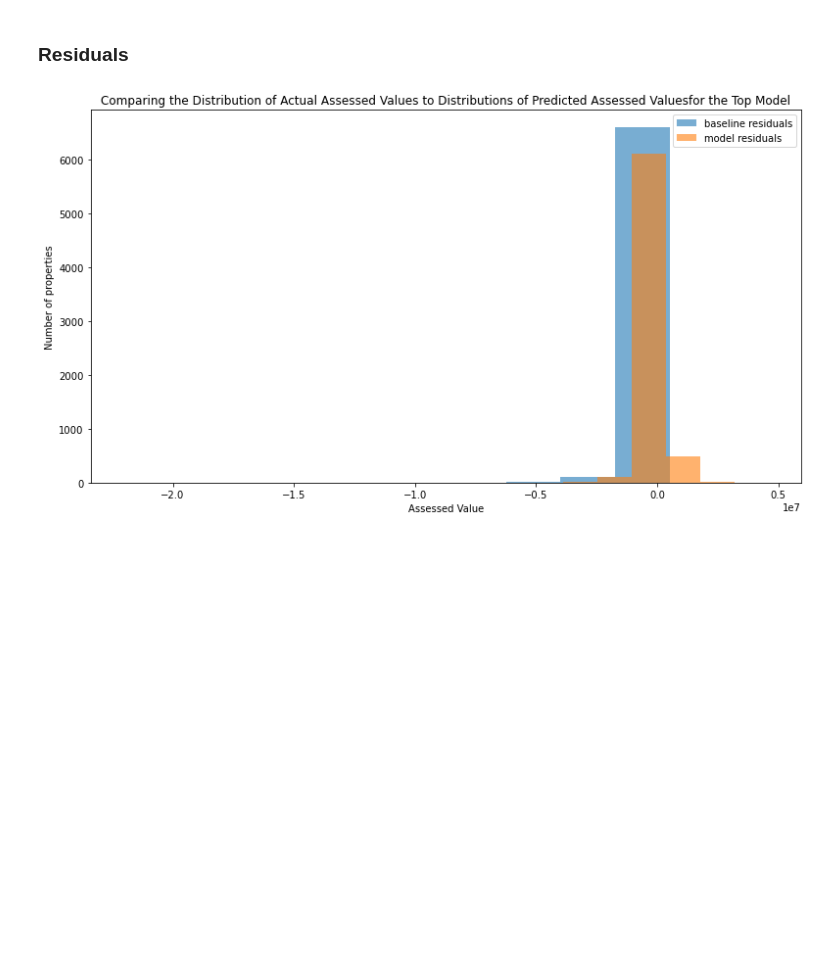
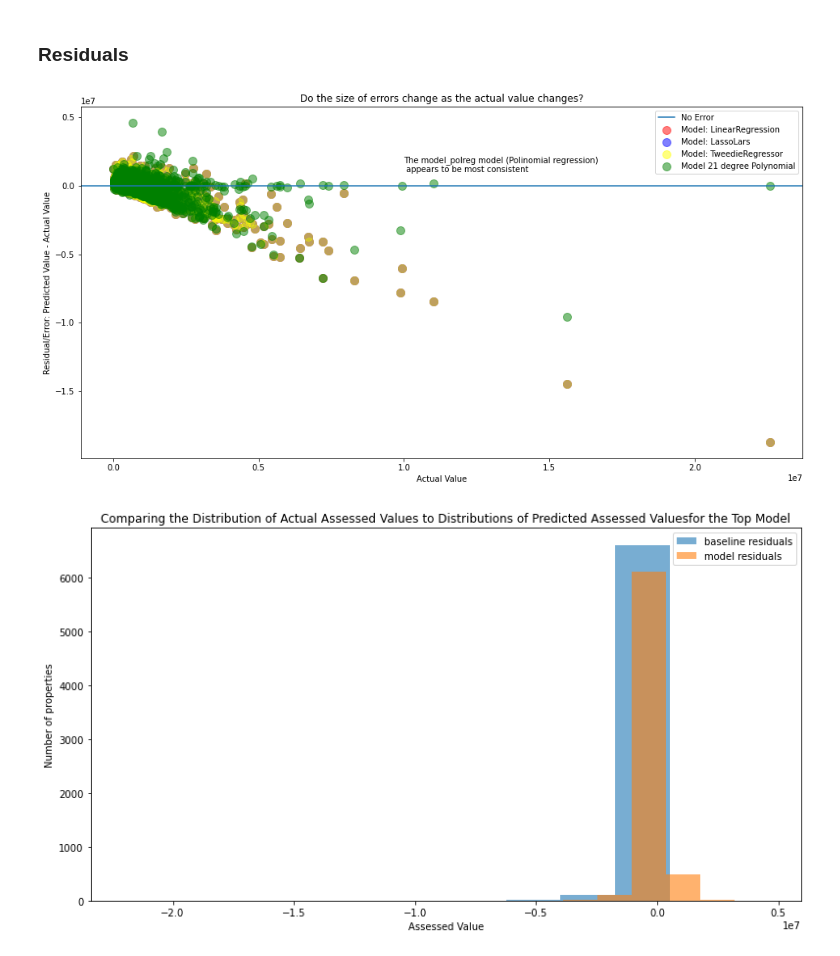
Before and after one commit to cindyvillanuevads/regression_project_zillow-, a Jupyter notebook: zillow.ipynb, the cells around one changed output. Drawn from its saved outputs; the diff is of its cells as text; code cells hidden in the pictures; blank space fills up the shorter version.

```diff
--- a/zillow.ipynb
+++ b/zillow.ipynb
@@ -884,5 +909,25 @@ plt.show()
 # %% [markdown]
 ### Residuals
+# %%
+# y_validate.head()
+plt.figure(figsize=(16,8))
+plt.axhline(label="No Error")
+plt.scatter(y_validate.actual, y_validate.modelOLS - y_validate.actual,
+            alpha=.5, color="red", s=100, label="Model: LinearRegression")
+plt.scatter(y_validate.actual, y_validate.model_lasso - y_validate.actual,
+            alpha=.5, color="blue", s=100, label="Model: LassoLars")
+plt.scatter(y_validate.actual, y_validate.model_glm - y_validate.actual,
+            alpha=.5, color="yellow", s=100, label="Model: TweedieRegressor")
+plt.scatter(y_validate.actual, y_validate.model_polreg - y_validate.actual,
+            alpha=.5, color="green", s=100, label="Model 21 degree Polynomial")
+plt.legend()
+plt.xlabel("Actual Value")
+plt.ylabel("Residual/Error: Predicted Value - Actual Value")
+plt.title("Do the size of errors change as the actual value changes?")
+plt.annotate("The model_polreg model (Polinomial regression)\n appears to be most consistent", ((10**7), .1 *(10**7)))
+plt.show()
+# %% [output]
+[figure, added]
 # %%
 eval.plot_residuals(y_validate, 'actual', 'model_polreg')
 # %% [output]
```
Also changed, not shown: parts of 6 cells of this notebook.
